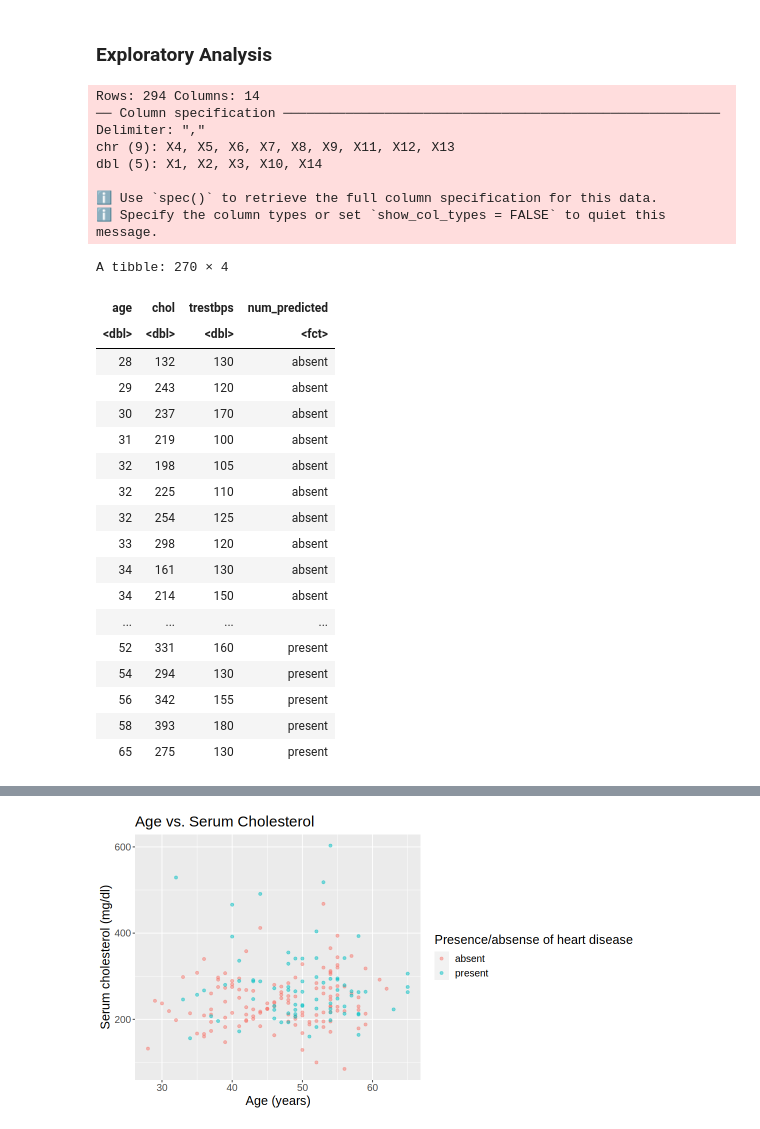
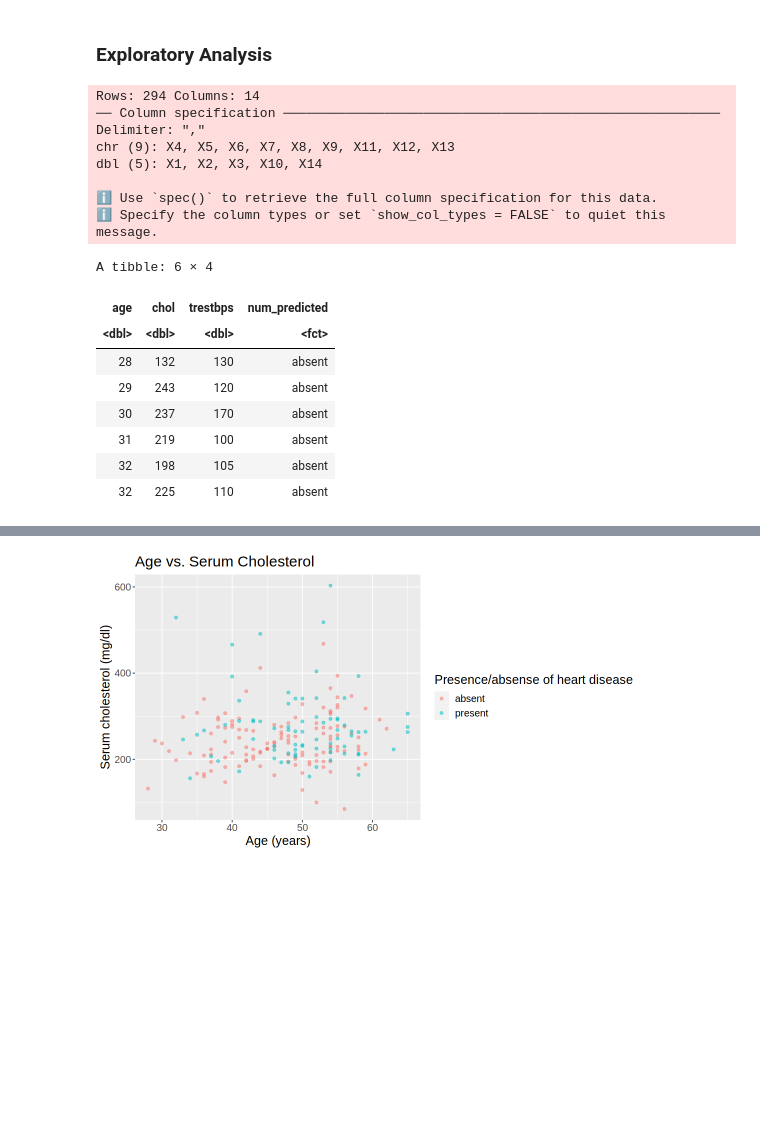
Before and after one commit to mairinleitch/dsci100_project-008-39, a Jupyter notebook: Heart_disease.ipynb, the cells around one changed output, grey strips where cells are left out. Cells and saved outputs as stored; diff of their text form; code cells hidden in the pictures; blank space fills up the shorter version.

```diff
--- a/Heart_disease.ipynb
+++ b/Heart_disease.ipynb
@@ -21,49 +21,38 @@ heart <- read_delim(URL, delim = ",", col_names = FALSE) |>
         rename(age = X1, sex = X2, cp = X3, trestbps = X4, chol = X5, fbs = X6, restecg = X7, thalach = X8, exang = X9,
                oldpeak = X10, slope = X11, ca = X12, thal = X13, num_predicted = X14)
 
-#Cleaning and wrangling data
+#Cleaning and wrangling data:
 heart_data <- heart |>
     select(age, chol, trestbps, num_predicted) |>
     filter(chol != "?", trestbps != "?") |>
     mutate(num_predicted = as.factor(num_predicted),
            num_predicted = fct_recode(num_predicted, "present" = "1", "absent" = "0"),
            chol = as.numeric(chol),
            trestbps = as.numeric(trestbps))
-heart_data
+head(heart_data)
 
-
-#split data into training and testing
+#split data into training and testing:
 heart_split <- initial_split(heart_data, prop = 0.75, strata = num_predicted)
 heart_train <- training(heart_split)
 heart_test <- testing(heart_split)
 # %% [output]
 Rows: 294 Columns: 14
 ── Column specification ────────────────────────────────────────────────────────
 Delimiter: ","
 chr (9): X4, X5, X6, X7, X8, X9, X11, X12, X13
 dbl (5): X1, X2, X3, X10, X14
 
 ℹ Use `spec()` to retrieve the full column specification for this data.
 ℹ Specify the column types or set `show_col_types = FALSE` to quiet this message.
-A tibble: 270 × 4
+A tibble: 6 × 4
 | age | chol | trestbps | num_predicted |
 | <dbl> | <dbl> | <dbl> | <fct> |
 | 28 | 132 | 130 | absent |
 | 29 | 243 | 120 | absent |
 | 30 | 237 | 170 | absent |
 | 31 | 219 | 100 | absent |
 | 32 | 198 | 105 | absent |
 | 32 | 225 | 110 | absent |
-| 32 | 254 | 125 | absent |
-| 33 | 298 | 120 | absent |
-| 34 | 161 | 130 | absent |
-| 34 | 214 | 150 | absent |
-| ... | ... | ... | ... |
-| 52 | 331 | 160 | present |
-| 54 | 294 | 130 | present |
-| 56 | 342 | 155 | present |
-| 58 | 393 | 180 | present |
-| 65 | 275 | 130 | present |
 # %%
 #Summarize:
 disease_vs_healthy <- heart_train |>
```
Also changed, not shown: parts of 1 cell of this notebook.
